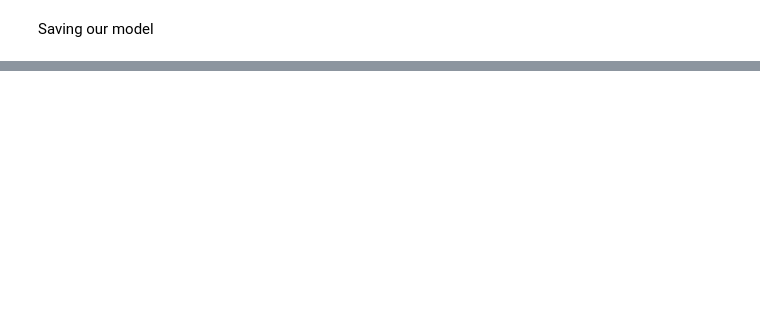
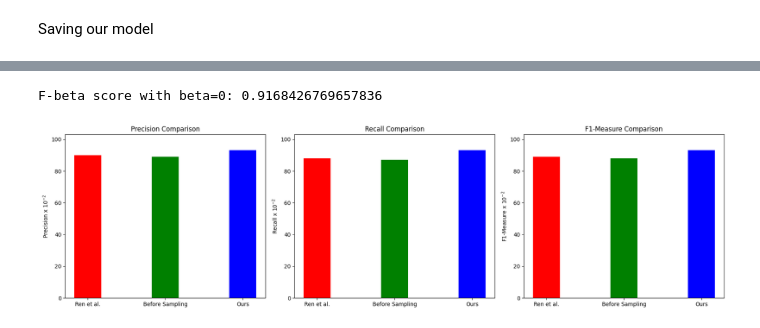
Before and after one commit to Mehrads/NLP-method, a Jupyter notebook: nlp_main.ipynb, the cells around one changed output, grey strips where cells are left out. Saved outputs shown, nothing was run; the diff lists cells and outputs as text; code cells hidden in the pictures; blank space fills up the shorter version.

```diff
--- a/nlp_main.ipynb
+++ b/nlp_main.ipynb
@@ -314,0 +338,77 @@ Classification result: suicide
+# %%
+beta = 0
+fbeta = fbeta_score(test_output, predictions_test, beta=beta, average='binary')
+
+print(f"F-beta score with beta={beta}: {fbeta}")
+# %% [output]
+F-beta score with beta=0: 0.9168426769657836
+# %%
+# Import matplotlib and numpy for plotting
+import matplotlib.pyplot as plt
+import numpy as np
+
+# Given precision, recall, f1-score for 'Ren et al.', 'Before Sampling' and 'Ours'
+# These values are placeholders; replace them with your actual values.
+ren_precision = 0.90
+before_sampling_precision = 0.89  # Placeholder value
+our_precision = 0.93
+
+ren_recall = 0.88
+before_sampling_recall = 0.87  # Placeholder value
+our_recall = 0.93
+
+ren_f1 = 0.89
+before_sampling_f1 = 0.88  # Placeholder value
+our_f1 = 0.93
+
+# Normalize by multiplying by 10^2 for visualization purposes
+ren_precision *= 100
+our_precision *= 100
+before_sampling_precision *= 100
+ren_recall *= 100
+our_recall *= 100
+before_sampling_recall *= 100
+ren_f1 *= 100
+our_f1 *= 100
+before_sampling_f1 *= 100
+
+# Data for plotting
+labels = ['Ren et al.', 'Before Sampling', 'Ours']
+precision_scores = [ren_precision, before_sampling_precision, our_precision]
+recall_scores = [ren_recall, before_sampling_recall, our_recall]
+f1_scores = [ren_f1, before_sampling_f1, our_f1]
+
+x = np.arange(len(labels))  # the label locations
+width = 0.35  # the width of the bars
+
+fig, ax = plt.subplots(1, 3, figsize=(18, 5))  # 1 row, 3 columns for Precision, Recall, F1-Measure
+
+# Plotting Precision
+ax[0].bar(x, precision_scores, width, label='Precision', color=['red', 'green', 'blue'])
+ax[0].set_title('Precision Comparison')
+ax[0].set_xticks(x)
+ax[0].set_xticklabels(labels)
+ax[0].set_ylim(0, max(precision_scores) + 10)  # Adding some space above the highest bar
+ax[0].set_ylabel('Precision x $10^{-2}$')
+
+# Plotting Recall
+ax[1].bar(x, recall_scores, width, label='Recall', color=['red', 'green', 'blue'])
+ax[1].set_title('Recall Comparison')
+ax[1].set_xticks(x)
+ax[1].set_xticklabels(labels)
+ax[1].set_ylim(0, max(recall_scores) + 10)
+ax[1].set_ylabel('Recall x $10^{-2}$')
+
+# Plotting F1-Measure
+ax[2].bar(x, f1_scores, width, label='F1-Measure', color=['red', 'green', 'blue'])
+ax[2].set_title('F1-Measure Comparison')
+ax[2].set_xticks(x)
+ax[2].set_xticklabels(labels)
+ax[2].set_ylim(0, max(f1_scores) + 10)
+ax[2].set_ylabel('F1-Measure x $10^{-2}$')
+
+# Showing the plots
+plt.tight_layout()
+plt.show()
+# %% [output]
+[figure, added]
```
Also changed, not shown: parts of 17 cells of this notebook.
